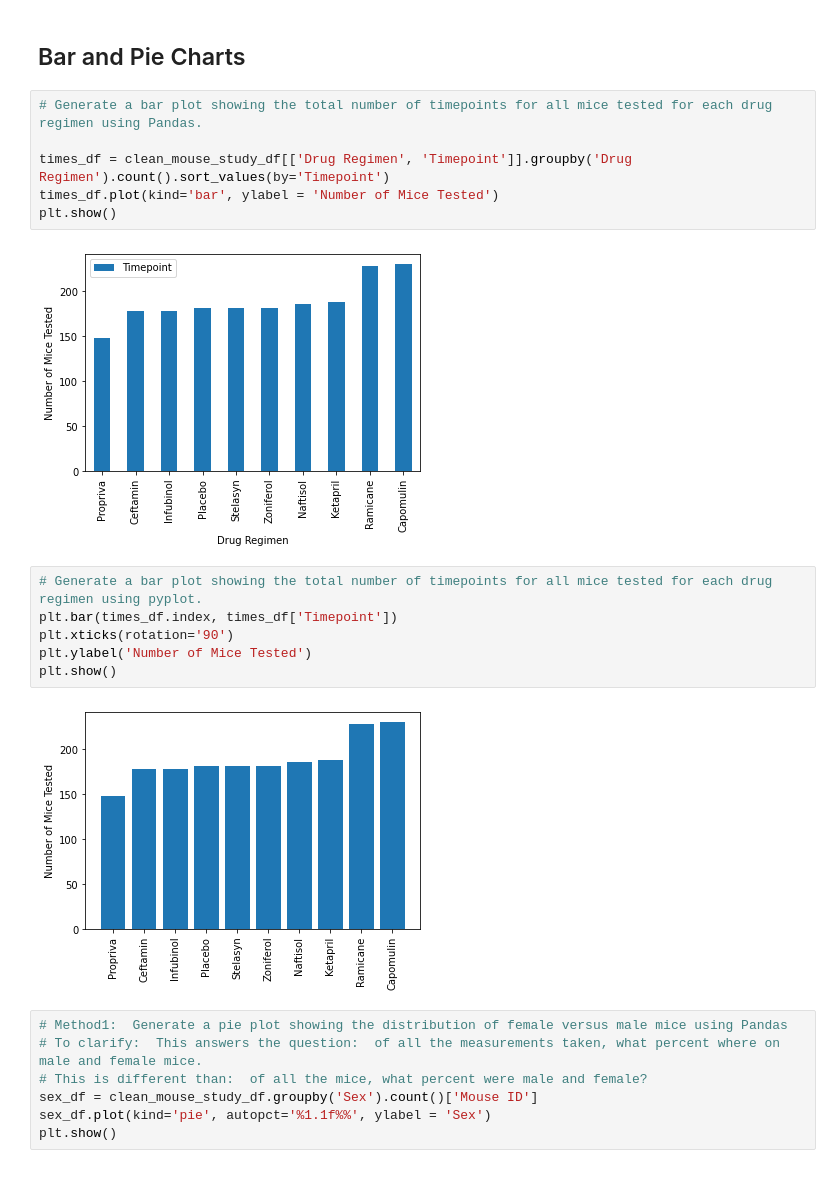
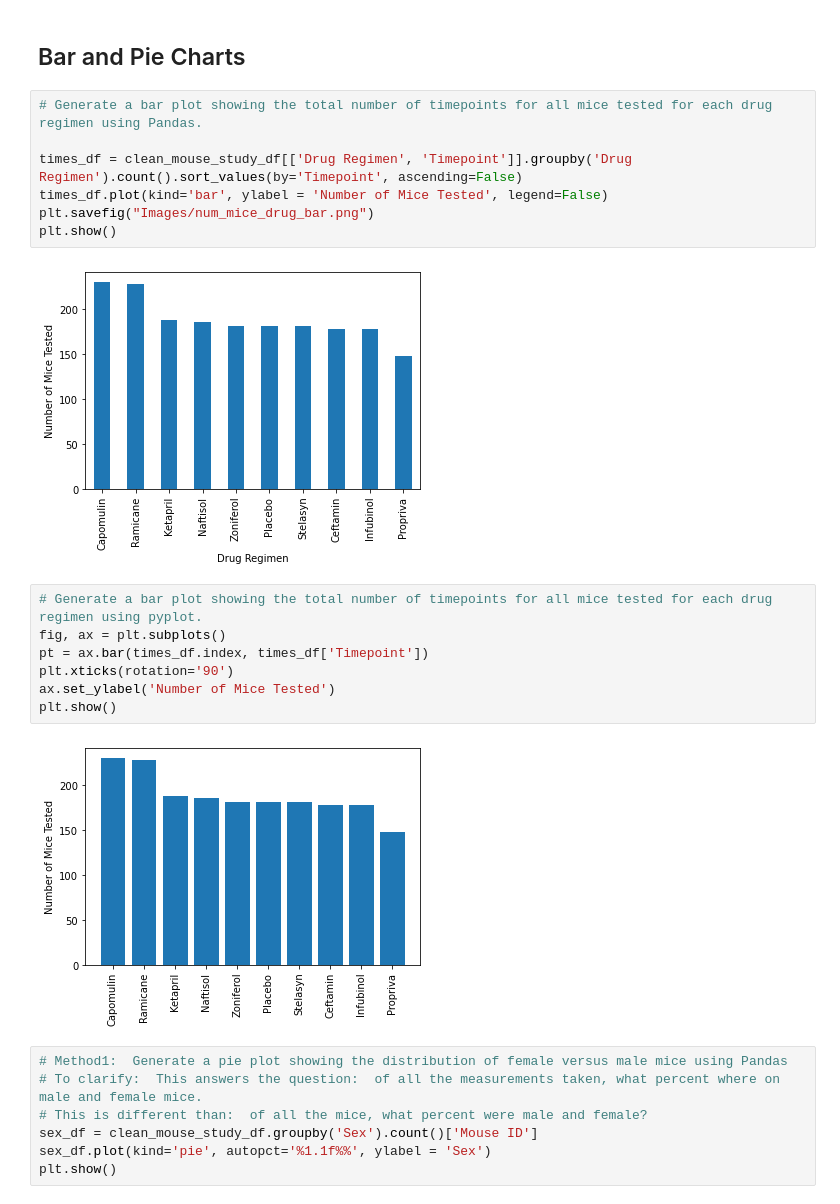
Before and after one commit to rhiana-schafer/matplotlib-challenge, a Jupyter notebook: Pymaceuticals/pymaceuticals_rs.ipynb, the cells around one changed output. Cells and saved outputs as stored; diff of their text form.

```diff
--- a/Pymaceuticals/pymaceuticals_rs.ipynb
+++ b/Pymaceuticals/pymaceuticals_rs.ipynb
@@ -145,19 +144,21 @@ mouse_tumor_df.groupby('Drug Regimen').agg(['mean', 'median', 'var', 'std', 'sem
 # %%
 # Generate a bar plot showing the total number of timepoints for all mice tested for each drug regimen using Pandas.
 
-times_df = clean_mouse_study_df[['Drug Regimen', 'Timepoint']].groupby('Drug Regimen').count().sort_values(by='Timepoint')
-times_df.plot(kind='bar', ylabel = 'Number of Mice Tested')
+times_df = clean_mouse_study_df[['Drug Regimen', 'Timepoint']].groupby('Drug Regimen').count().sort_values(by='Timepoint', ascending=False)
+times_df.plot(kind='bar', ylabel = 'Number of Mice Tested', legend=False)
+plt.savefig("Images/num_mice_drug_bar.png")
 plt.show()
 # %% [output]
-[figure, old version]
+[figure, new version]
 # %%
 # Generate a bar plot showing the total number of timepoints for all mice tested for each drug regimen using pyplot.
-plt.bar(times_df.index, times_df['Timepoint'])
+fig, ax = plt.subplots()
+pt = ax.bar(times_df.index, times_df['Timepoint'])
 plt.xticks(rotation='90')
-plt.ylabel('Number of Mice Tested')
+ax.set_ylabel('Number of Mice Tested')
 plt.show()
 # %% [output]
-[figure, old version]
+[figure, new version]
 # %%
 # Method1:  Generate a pie plot showing the distribution of female versus male mice using Pandas
 # To clarify:  This answers the question:  of all the measurements taken, what percent where on male and female mice.
```
Also changed, not shown: parts of 10 cells of this notebook, 6 other files.
